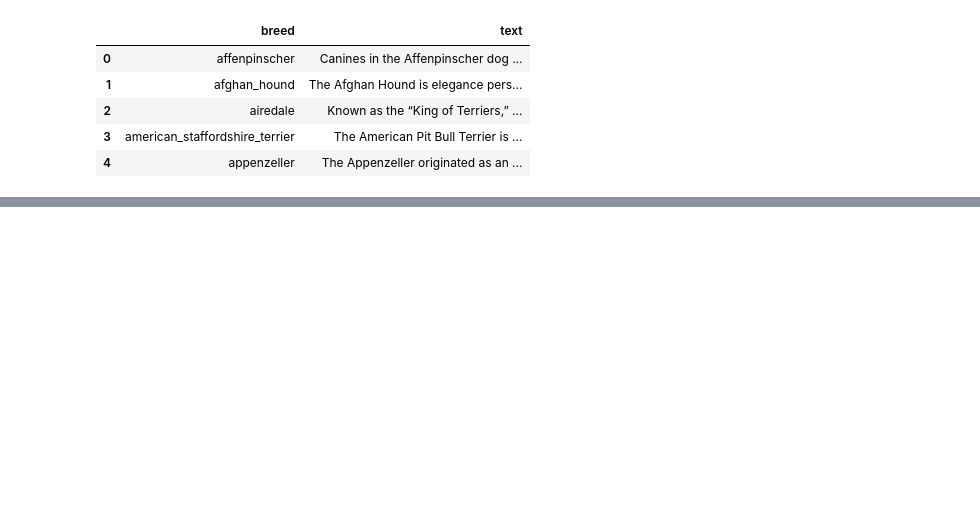
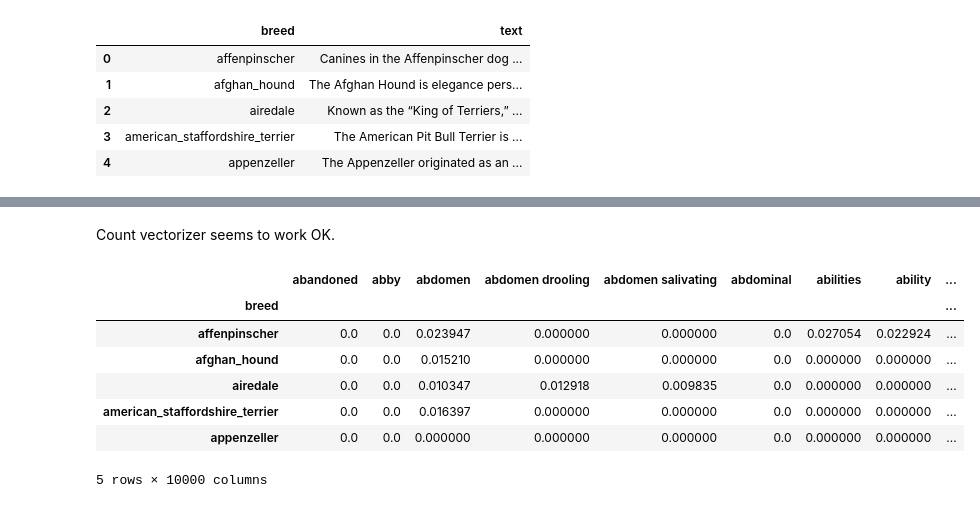
Before and after one commit to aawiegel/Poochr, a Jupyter notebook: PoochrScoopr.ipynb, the cells around one changed output, grey strips where cells are left out. Saved outputs shown, nothing was run; the diff lists cells and outputs as text; code cells hidden in the pictures; blank space fills up the shorter version.

```diff
--- a/PoochrScoopr.ipynb
+++ b/PoochrScoopr.ipynb
@@ -762,0 +837,23 @@ breed_text_df.head()
+# %% [markdown]
+Count vectorizer seems to work OK.
+# %%
+dog_count_tfidf = TfidfVectorizer(stop_words=stop_words,
+                                  ngram_range=(1,2), max_df=0.95, min_df=4,
+                                 max_features=10000)
+# %%
+dog_tfidf_mat = dog_count_tfidf.fit_transform(breed_text_df.text)
+# %%
+dog_tfidf_df = pd.DataFrame(dog_tfidf_mat.toarray(),
+                            columns=dog_count_vec.get_feature_names(),
+                            index=breed_text_df.breed)
+# %%
+dog_tfidf_df.head()
+# %% [output]
+|  | abandoned | abby | abdomen | abdomen drooling | abdomen salivating | abdominal | abilities | ability | ... |
+| breed |  |  |  |  |  |  |  |  | ... |
+| affenpinscher | 0.0 | 0.0 | 0.023947 | 0.000000 | 0.000000 | 0.0 | 0.027054 | 0.022924 | ... |
+| afghan_hound | 0.0 | 0.0 | 0.015210 | 0.000000 | 0.000000 | 0.0 | 0.000000 | 0.000000 | ... |
+| airedale | 0.0 | 0.0 | 0.010347 | 0.012918 | 0.009835 | 0.0 | 0.000000 | 0.000000 | ... |
+| american_staffordshire_terrier | 0.0 | 0.0 | 0.016397 | 0.000000 | 0.000000 | 0.0 | 0.000000 | 0.000000 | ... |
+| appenzeller | 0.0 | 0.0 | 0.000000 | 0.000000 | 0.000000 | 0.0 | 0.000000 | 0.000000 | ... |
+5 rows × 10000 columns
```
Also changed, not shown: parts of 22 cells of this notebook.
